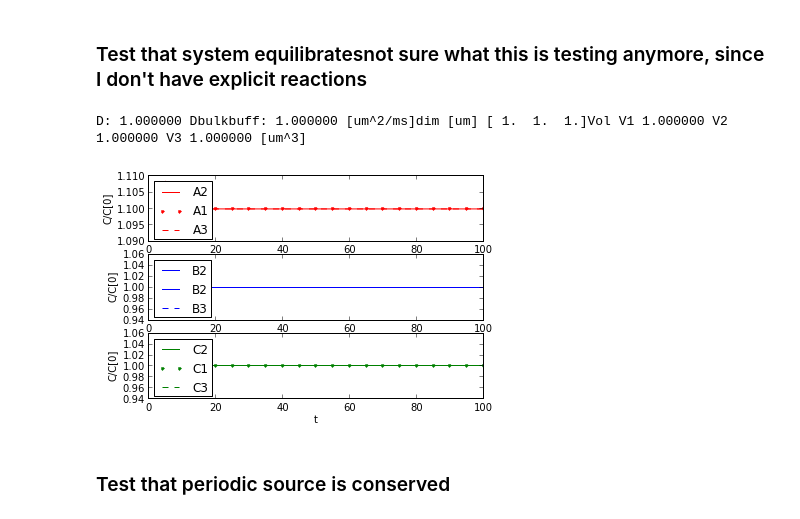
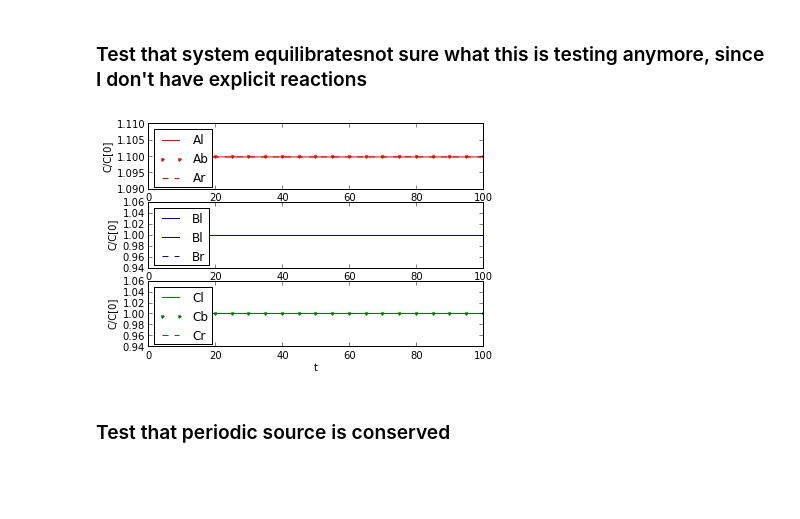
Before and after one commit to huskeypm/enzymekineticsacs, a Jupyter notebook: pdeode.ipynb, the cells around one changed output. Drawn from its saved outputs; the diff is of its cells as text; code cells hidden in the pictures; blank space fills up the shorter version.

```diff
--- a/pdeode.ipynb
+++ b/pdeode.ipynb
@@ -57,10 +53,9 @@ D: 1.000000 Dwbuff: 1.000000 [um^2/ms]dim [um] [ 1.  1.  1.]Vol V1 1.000000 V2 1
 # %% [markdown]
 ### Test that system equilibratesnot sure what this is testing anymore, since I don't have explicit reactions
 # %%
-.1pickleName ="equil.pkl"if 0:   params = Params()  params.cA2init=1.2  params.cA1init=1.1  params.cA3init=1.0    params.dt =5 # ms   params.steps=20  results = Problem(params=params)  ts100 = results.ts  concs100 = results.concs    writepickle(pickleName,ts100,concs100)    else:    ts100,concs100,vars = readpickle(pickleName)    plotconcs(ts100[1:-1],concs100[1:-1])
+pickleName ="equil.pkl"if 0:   params = Params()  params.cAlinit=1.2  params.cAbinit=1.1  params.cArinit=1.0    params.dt =5 # ms   params.steps=20  results = Problem(params=params)  ts100 = results.ts  concs100 = results.concs    writepickle(pickleName,ts100,concs100)    else:    ts100,concs100,vars = readpickle(pickleName)    plotconcs(ts100[1:-1],concs100[1:-1])
 # %% [output]
-D: 1.000000 Dbulkbuff: 1.000000 [um^2/ms]dim [um] [ 1.  1.  1.]Vol V1 1.000000 V2 1.000000 V3 1.000000 [um^3]
-[figure, old version]
+[figure, new version]
 # %% [markdown]
 ### Test that periodic source is conserved
 # %%
```
Also changed, not shown: parts of 28 cells of this notebook, 4 other files.
